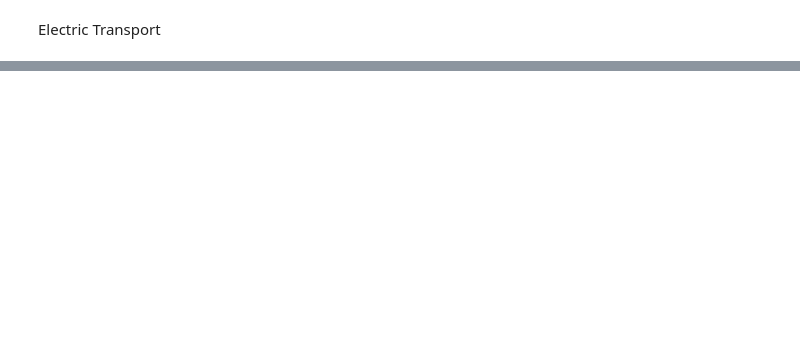
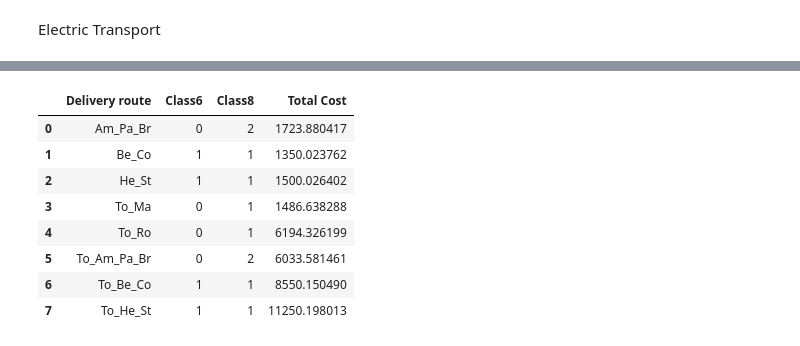
Before and after one commit to biekeleenknegt/SCM_GW, a Jupyter notebook: FULL_CODE.ipynb, the cells around one changed output, grey strips where cells are left out. Saved outputs shown, nothing was run; the diff lists cells and outputs as text; code cells hidden in the pictures; blank space fills up the shorter version.

```diff
--- a/FULL_CODE.ipynb
+++ b/FULL_CODE.ipynb
@@ -1950,0 +2044,96 @@ combination_costs
+# %%
+import pandas as pd
+
+#ElectricMedium truck: EClass6
+#ElectricLarge truck: EClass 8
+
+#Cost per km
+cost_per_km_EClass6 = 0.09 + 0.125 + 0.04 + 0.24375
+cost_per_km_EClass8 = 0.1 + 0.35 + 0.112 + 0.4375
+
+#Distance Clusters Estimated
+distance_Am_Pa_Br = 500
+distance_Be_Co = 450
+distance_He_St = 500
+distance_to_Ma = 600
+distance_to_Ro = 2500
+distance_to_Am_Pa_Br = 1750
+distance_to_Be_Co = 2850
+distance_to_He_St = 3750
+
+#Truck capacities
+capacity_EClass6 = 30
+capacity_EClass8 = 65
+
+#Volumes to shipped based on the volumes of prepacks (this is from other group)
+shipments = [(36.350505*3, distance_Am_Pa_Br),(36.350505*2, distance_Be_Co),(36.350505*2, distance_He_St),(36.350505, distance_to_Ma),(36.350505, distance_to_Ro),(36.350505*3, distance_to_Am_Pa_Br),(36.350505*2, distance_to_Be_Co),(36.350505*2, distance_to_He_St), (38.20302*3, distance_Am_Pa_Br),(38.20302*2, distance_Be_Co),(38.20302*2, distance_He_St),(38.20302, distance_to_Ma),(38.20302, distance_to_Ro),(38.20302*3, distance_to_Am_Pa_Br),(38.20302*2, distance_to_Be_Co),(38.20302*2, distance_to_He_St)]
+
+
+#Charging cost
+charge_price_km = 0.079 # cost per km fpr fast charging
+charge_consumption_EClass6 = 0.88 #kWh per km
+charge_consumption_EClass8 = 1.242
+
+#Wages per hour
+wage_EClass6 = 19.5
+wage_EClass8 = 35
+
+#Battery charge hours and range
+range_EClass6 = 300
+range_EClass8 = 500
+battery_EClass6 = 5.3
+battery_EClass8 = 12.42
+
+def calculate_combination_costs(volume_and_dist):
+    volume, distance_km = volume_and_dist
+    best_cost = float('inf')
+    best_combination = None
+
+    # Try all combinations
+
+    for num_EClass8 in range(int(volume // capacity_EClass8) + 2):
+        for num_EClass6 in range(int(volume // capacity_EClass8) + 2):
+                total_capacity = num_EClass8 * capacity_EClass8 + num_EClass6 * capacity_EClass6
+                if total_capacity >= volume:
+                    # Base cost
+                    base_cost_EClass6 = num_EClass6 * cost_per_km_EClass6 * distance_km
+                    base_cost_EClass8 = num_EClass8 * cost_per_km_EClass8 * distance_km
+
+                    # Charge cost
+                    charge_cost_EClass6 = distance_km * charge_price_km / charge_consumption_EClass6 * num_EClass6
+                    charge_cost_EClass8 = distance_km * charge_price_km / charge_consumption_EClass8 *  num_EClass8
+
+                    # Wait cost
+                    wait_cost_EClass6 = wage_EClass6 * battery_EClass6 * distance_km / range_EClass6
+                    wait_cost_EClass8 = wage_EClass8 * battery_EClass8 * distance_km / range_EClass8
+
+                    # Interim cost
+                    interim_cost = (base_cost_EClass6 + base_cost_EClass8 +  charge_cost_EClass6 + charge_cost_EClass8 +  wait_cost_EClass6 + wait_cost_EClass8)
+
+                    # Penalty cost
+                    penalty_rate = 0.2 * (interim_cost / total_capacity)
+                    overcapacity_penalty = (total_capacity - volume) * penalty_rate
+
+                    # Total cost
+                    total_cost = interim_cost + overcapacity_penalty
+
+                    if total_cost < best_cost:
+                        best_cost = total_cost
+                        best_combination = (num_EClass6, num_EClass8, total_cost)
+
+    return best_combination
+
+#Applies the function to each shipment volume in the list
+combination_costs = [(name, *calculate_combination_costs((volume, dist))) for name, (volume, dist) in zip(shipment_names,shipments)]
+combination_costs = pd.DataFrame(combination_costs, columns=[ 'Delivery route','Class6', 'Class8', 'Total Cost'])
+combination_costs
+# %% [output]
+|  | Delivery route | Class6 | Class8 | Total Cost |
+| 0 | Am_Pa_Br | 0 | 2 | 1723.880417 |
+| 1 | Be_Co | 1 | 1 | 1350.023762 |
+| 2 | He_St | 1 | 1 | 1500.026402 |
+| 3 | To_Ma | 0 | 1 | 1486.638288 |
+| 4 | To_Ro | 0 | 1 | 6194.326199 |
+| 5 | To_Am_Pa_Br | 0 | 2 | 6033.581461 |
+| 6 | To_Be_Co | 1 | 1 | 8550.150490 |
+| 7 | To_He_St | 1 | 1 | 11250.198013 |
```
Also changed, not shown: parts of 5 cells of this notebook.
